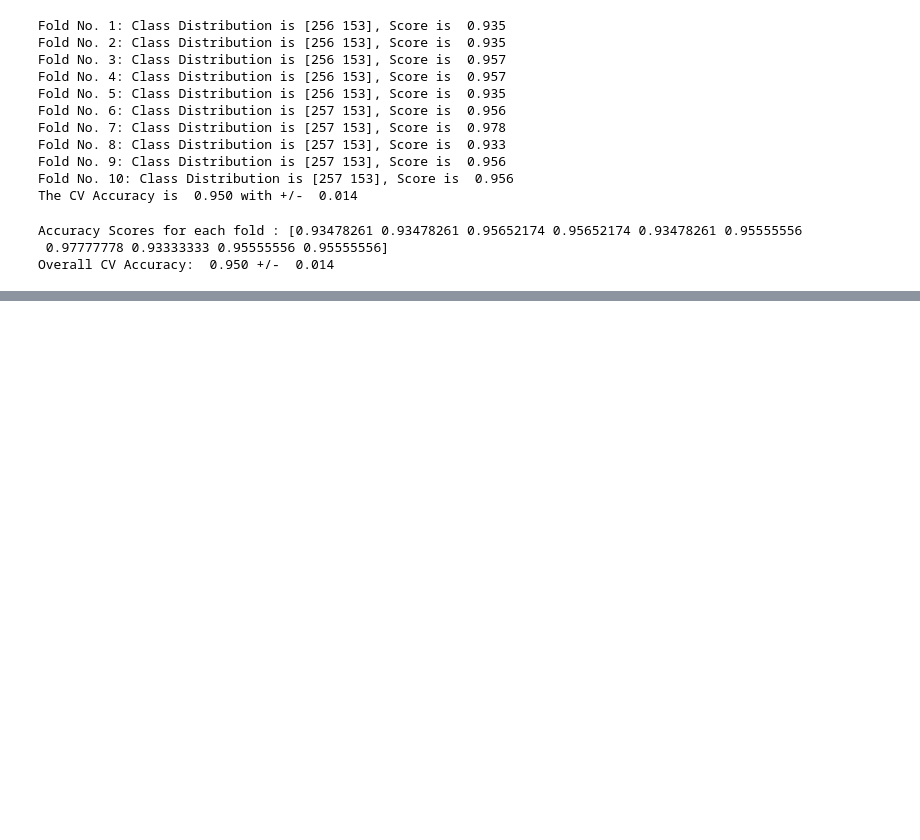
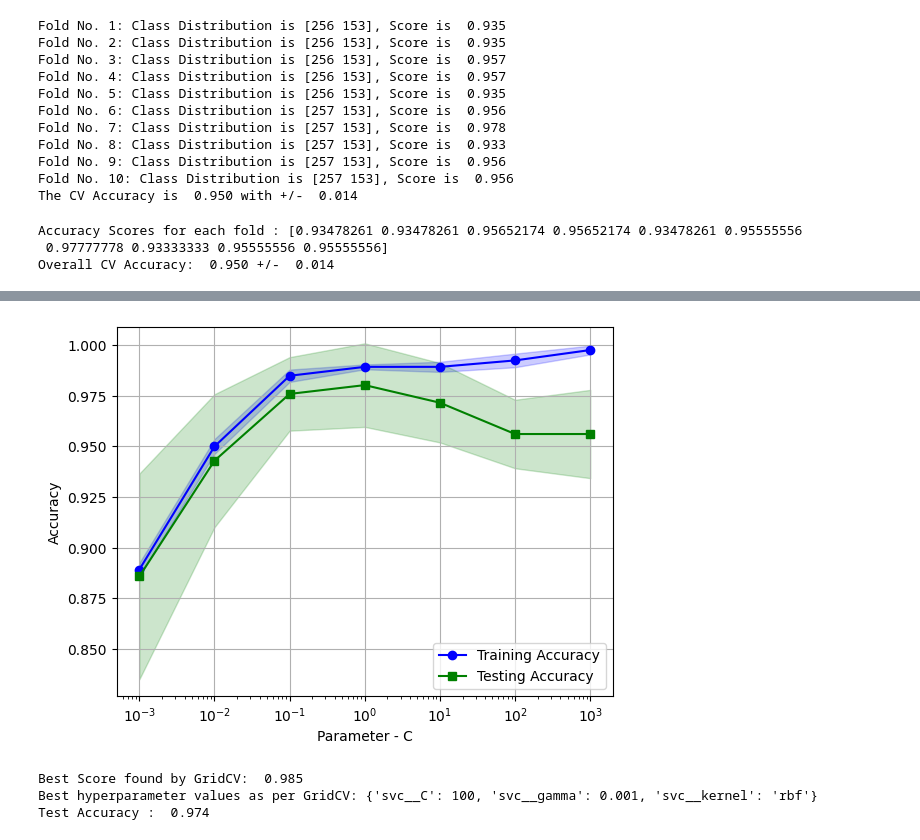
Before and after one commit to diksha1107/mlbook, a Jupyter notebook: src/CH6_FullPipeline.ipynb, the cells around one changed output, grey strips where cells are left out. Drawn from its saved outputs; the diff is of its cells as text; code cells hidden in the pictures; blank space fills up the shorter version.

```diff
--- a/src/CH6_FullPipeline.ipynb
+++ b/src/CH6_FullPipeline.ipynb
@@ -87,0 +118,54 @@ Overall CV Accuracy:  0.950 +/-  0.014
+# %%
+# Training Curves in sklearn
+from sklearn.model_selection import validation_curve
+param_range = [0.001, 0.01, 0.1, 1.0, 10.0, 100.0, 1000.0]
+train_score, test_score = validation_curve(estimator=pipe_lr, X=X_train, y=y_train,
+                                           param_name='logisticregression__C',
+                                           param_range=param_range, cv=10)
+
+train_mean = np.mean(train_score, axis=1)
+train_std = np.std(train_score, axis=1)
+test_mean = np.mean(test_score, axis=1)
+test_std = np.std(test_score, axis=1)
+
+plt.plot(param_range, train_mean, color='blue', marker='o', label='Training Accuracy')
+plt.plot(param_range, test_mean, color='green', marker='s', label='Testing Accuracy')
+plt.fill_between(param_range, train_mean+train_std, train_mean-train_std, color='blue', alpha=0.2)
+plt.fill_between(param_range, test_mean+test_std, test_mean-test_std, color='green', alpha=0.2)
+
+plt.xscale('log')
+plt.grid()
+plt.legend(loc = 'lower right')
+plt.xlabel("Parameter - C")
+plt.ylabel("Accuracy")
+plt.show()
+# %% [output]
+[figure, added]
+# %%
+# GridSearch CV in sklearn
+from sklearn.model_selection import GridSearchCV
+from sklearn.svm import SVC
+
+pipe_svm = make_pipeline(StandardScaler(), SVC(random_state=1))
+param_range = [0.0001, 0.001, 0.01, 0.1, 1, 10, 100, 1000, 10000]
+param_grid = [{'svc__C': param_range, 'svc__kernel': ['linear']},
+              {'svc__C': param_range, 'svc__gamma': param_range, 'svc__kernel': ['rbf']}]
+
+gs = GridSearchCV(estimator=pipe_svm, param_grid=param_grid, refit=True, cv=10, n_jobs=-1, scoring='accuracy')
+gs.fit(X_train, y_train)
+
+print(f"Best Score found by GridCV: {gs.best_score_: 0.3f}")
+print(f"Best hyperparameter values as per GridCV: {gs.best_params_}")
+
+# Selecting the best model
+# 1. refit = True in during gridcv initialization. Refer the code above
+# 2. Choose the best model obtained in GridCV. Refer the code below
+
+model_best = gs.best_estimator_
+model_best.fit(X_train, y_train)
+
+print(f"Test Accuracy : {model_best.score(X_test, y_test): 0.3f}")
+# %% [output]
+Best Score found by GridCV:  0.985
+Best hyperparameter values as per GridCV: {'svc__C': 100, 'svc__gamma': 0.001, 'svc__kernel': 'rbf'}
+Test Accuracy :  0.974
```
Also changed, not shown: parts of 5 cells of this notebook, 1 other file.
